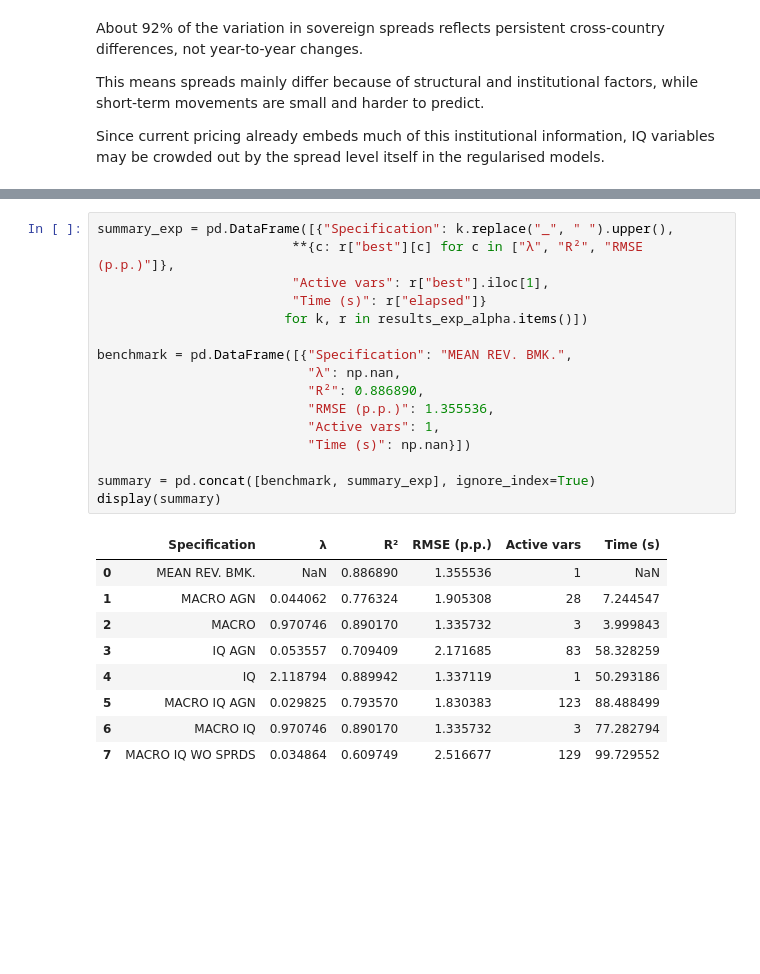
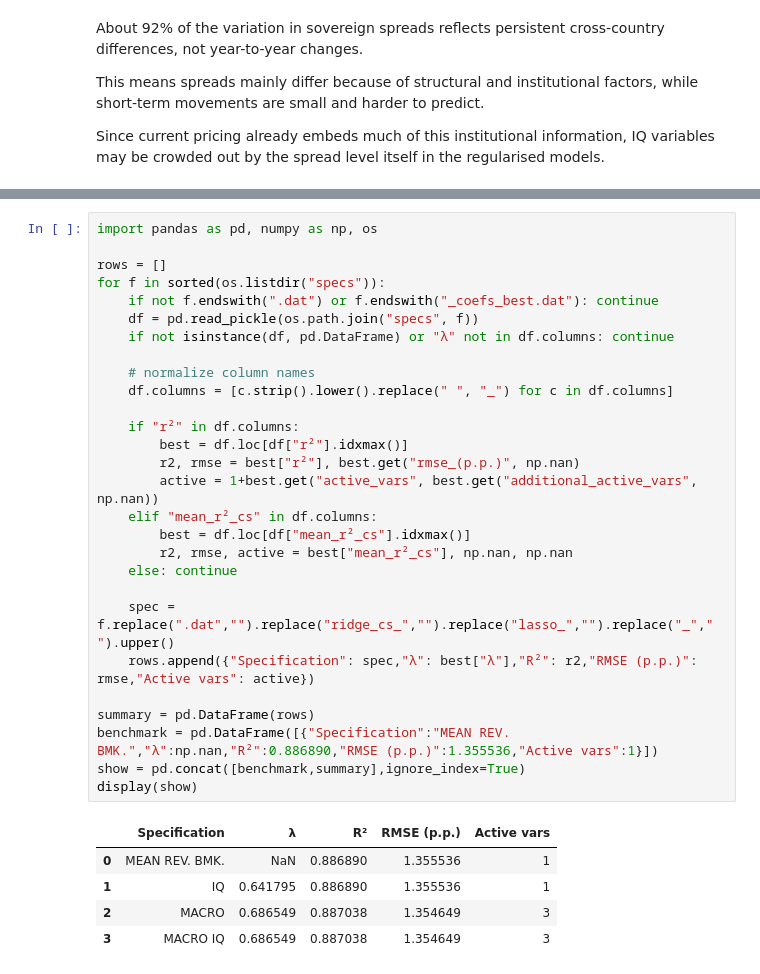
Before and after one commit to janjdarecki/instquality, a Jupyter notebook: 3. Run methods.ipynb, the cells around one changed output, grey strips where cells are left out. Saved outputs shown, nothing was run; the diff lists cells and outputs as text; blank space fills up the shorter version.

```diff
--- a/3. Run methods.ipynb
+++ b/3. Run methods.ipynb
@@ -504,26 +966,34 @@ Finished in 1190.80s | Best R²=0.719, RMSE=2.137, Active=51
 # %%
-summary_exp = pd.DataFrame([{"Specification": k.replace("_", " ").upper(),
-                         **{c: r["best"][c] for c in ["λ", "R²", "RMSE (p.p.)"]},
-                         "Active vars": r["best"].iloc[1],
-                         "Time (s)": r["elapsed"]}
-                        for k, r in results_exp_alpha.items()])
+import pandas as pd, numpy as np, os
 
-benchmark = pd.DataFrame([{"Specification": "MEAN REV. BMK.",
-                           "λ": np.nan,
-                           "R²": 0.886890,
-                           "RMSE (p.p.)": 1.355536,
-                           "Active vars": 1,
-                           "Time (s)": np.nan}])
+rows = []
+for f in sorted(os.listdir("specs")):
+    if not f.endswith(".dat") or f.endswith("_coefs_best.dat"): continue
+    df = pd.read_pickle(os.path.join("specs", f))
+    if not isinstance(df, pd.DataFrame) or "λ" not in df.columns: continue
 
-summary = pd.concat([benchmark, summary_exp], ignore_index=True)
-display(summary)
+    # normalize column names
+    df.columns = [c.strip().lower().replace(" ", "_") for c in df.columns]
+
+    if "r²" in df.columns:
+        best = df.loc[df["r²"].idxmax()]
+        r2, rmse = best["r²"], best.get("rmse_(p.p.)", np.nan)
+        active = 1+best.get("active_vars", best.get("additional_active_vars", np.nan))
+    elif "mean_r²_cs" in df.columns:
+        best = df.loc[df["mean_r²_cs"].idxmax()]
+        r2, rmse, active = best["mean_r²_cs"], np.nan, np.nan
+    else: continue
+
+    spec = f.replace(".dat","").replace("ridge_cs_","").replace("lasso_","").replace("_"," ").upper()
+    rows.append({"Specification": spec,"λ": best["λ"],"R²": r2,"RMSE (p.p.)": rmse,"Active vars": active})
+
+summary = pd.DataFrame(rows)
+benchmark = pd.DataFrame([{"Specification":"MEAN REV. BMK.","λ":np.nan,"R²":0.886890,"RMSE (p.p.)":1.355536,"Active vars":1}])
+show = pd.concat([benchmark,summary],ignore_index=True)
+display(show)
 # %% [output]
-|  | Specification | λ | R² | RMSE (p.p.) | Active vars | Time (s) |
-| 0 | MEAN REV. BMK. | NaN | 0.886890 | 1.355536 | 1 | NaN |
-| 1 | MACRO AGN | 0.044062 | 0.776324 | 1.905308 | 28 | 7.244547 |
-| 2 | MACRO | 0.970746 | 0.890170 | 1.335732 | 3 | 3.999843 |
-| 3 | IQ AGN | 0.053557 | 0.709409 | 2.171685 | 83 | 58.328259 |
-| 4 | IQ | 2.118794 | 0.889942 | 1.337119 | 1 | 50.293186 |
-| 5 | MACRO IQ AGN | 0.029825 | 0.793570 | 1.830383 | 123 | 88.488499 |
-| 6 | MACRO IQ | 0.970746 | 0.890170 | 1.335732 | 3 | 77.282794 |
-| 7 | MACRO IQ WO SPRDS | 0.034864 | 0.609749 | 2.516677 | 129 | 99.729552 |
+|  | Specification | λ | R² | RMSE (p.p.) | Active vars |
+| 0 | MEAN REV. BMK. | NaN | 0.886890 | 1.355536 | 1 |
+| 1 | IQ | 0.641795 | 0.886890 | 1.355536 | 1 |
+| 2 | MACRO | 0.686549 | 0.887038 | 1.354649 | 3 |
+| 3 | MACRO IQ | 0.686549 | 0.887038 | 1.354649 | 3 |
```
Also changed, not shown: parts of 25 cells of this notebook, 3 other files.
